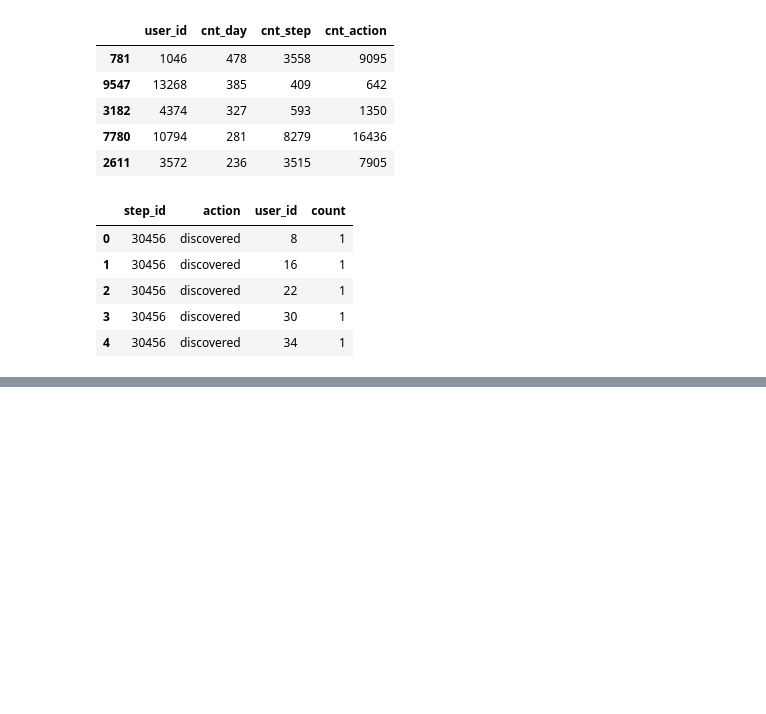
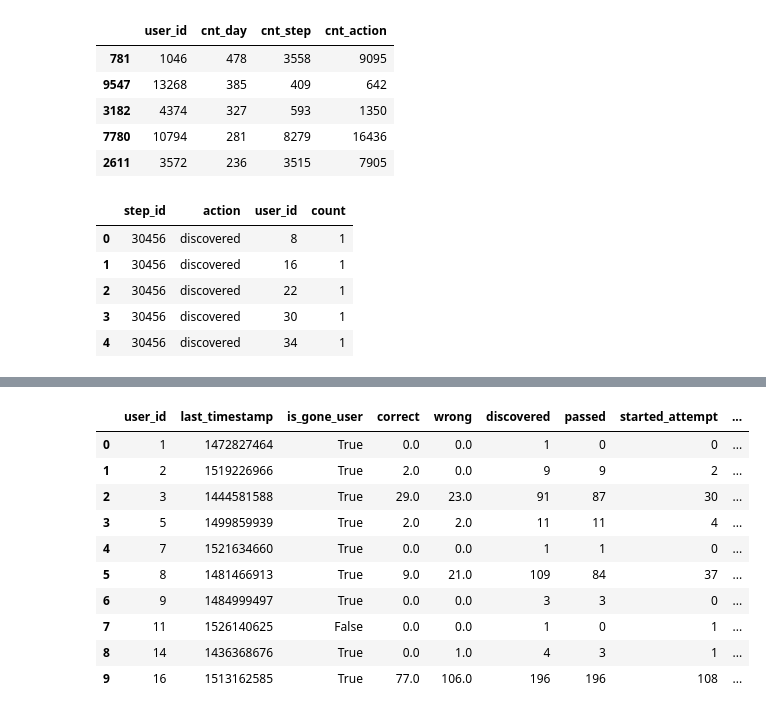
Before and after one commit to tinyoa/stepik_DS_intro, a Jupyter notebook: stepik_DS_intro.ipynb, the cells around one changed output, grey strips where cells are left out. Cells and saved outputs as stored; diff of their text form; code cells hidden in the pictures; blank space fills up the shorter version.

```diff
--- a/stepik_DS_intro.ipynb
+++ b/stepik_DS_intro.ipynb
@@ -2280,0 +2417,3 @@ step3_1.head()
+# %%
+users_data = users_data.merge(users_scores, on = 'user_id', how = 'outer')
+users_data.head(6)
@@ -2280,0 +2428,3 @@ step3_1.head()
+# %%
+users_data = users_data.fillna(0)
+users_data.head(8)
@@ -2280,0 +2443,8 @@ step3_1.head()
+# %%
+# Для каждого пользователя посчитаем количество сданых задач, попыток, просмотров
+users_events_data = events_data.pivot_table(index = 'user_id',
+                                        columns = 'action',
+                                           values = 'step_id',
+                                           aggfunc = 'count',
+                                           fill_value = 0).reset_index()
+users_events_data.head(6)
@@ -2280,0 +2459,2 @@ step3_1.head()
+# %%
+users_data = users_data.merge(users_events_data, on = 'user_id', how = 'outer')
@@ -2280,0 +2468,14 @@ step3_1.head()
+# %%
+users_data.head(10)
+# %% [output]
+|  | user_id | last_timestamp | is_gone_user | correct | wrong | discovered | passed | started_attempt | ... |
+| 0 | 1 | 1472827464 | True | 0.0 | 0.0 | 1 | 0 | 0 | ... |
+| 1 | 2 | 1519226966 | True | 2.0 | 0.0 | 9 | 9 | 2 | ... |
+| 2 | 3 | 1444581588 | True | 29.0 | 23.0 | 91 | 87 | 30 | ... |
+| 3 | 5 | 1499859939 | True | 2.0 | 2.0 | 11 | 11 | 4 | ... |
+| 4 | 7 | 1521634660 | True | 0.0 | 0.0 | 1 | 1 | 0 | ... |
+| 5 | 8 | 1481466913 | True | 9.0 | 21.0 | 109 | 84 | 37 | ... |
+| 6 | 9 | 1484999497 | True | 0.0 | 0.0 | 3 | 3 | 0 | ... |
+| 7 | 11 | 1526140625 | False | 0.0 | 0.0 | 1 | 0 | 1 | ... |
+| 8 | 14 | 1436368676 | True | 0.0 | 1.0 | 4 | 3 | 1 | ... |
+| 9 | 16 | 1513162585 | True | 77.0 | 106.0 | 196 | 196 | 108 | ... |
```
Also changed, not shown: parts of 38 cells of this notebook.
